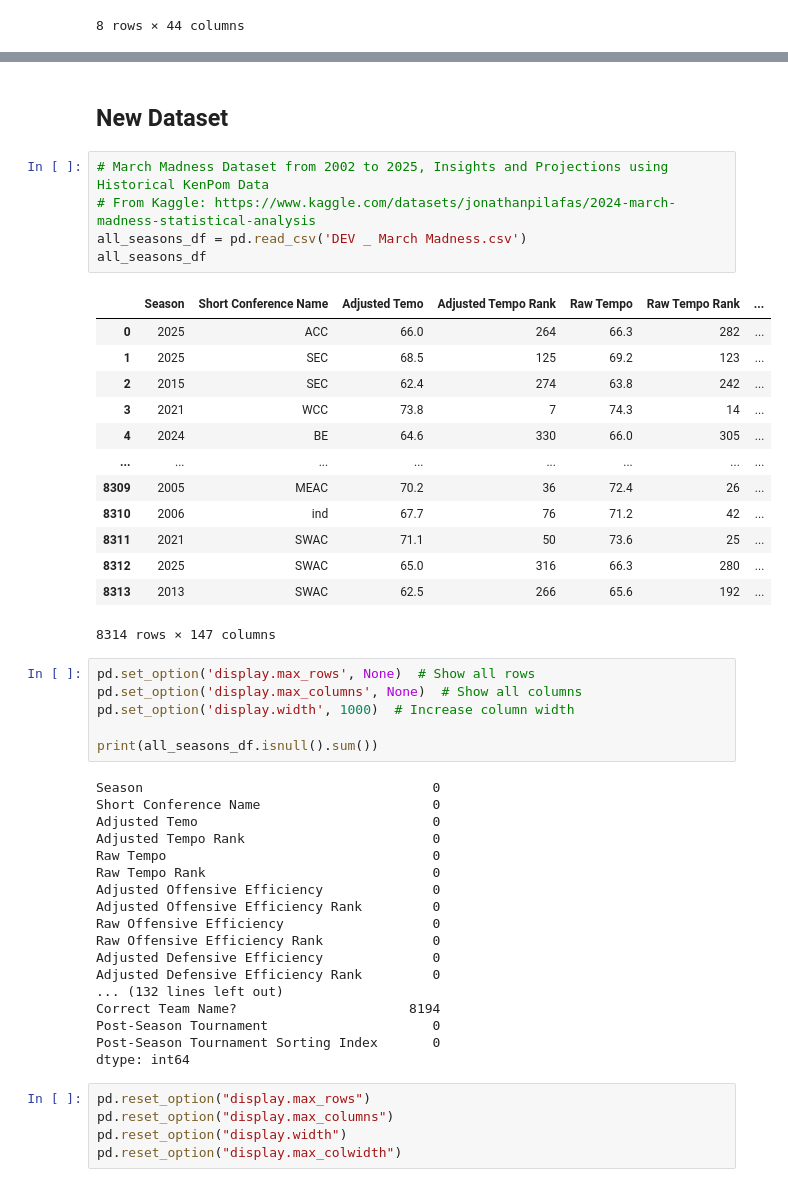
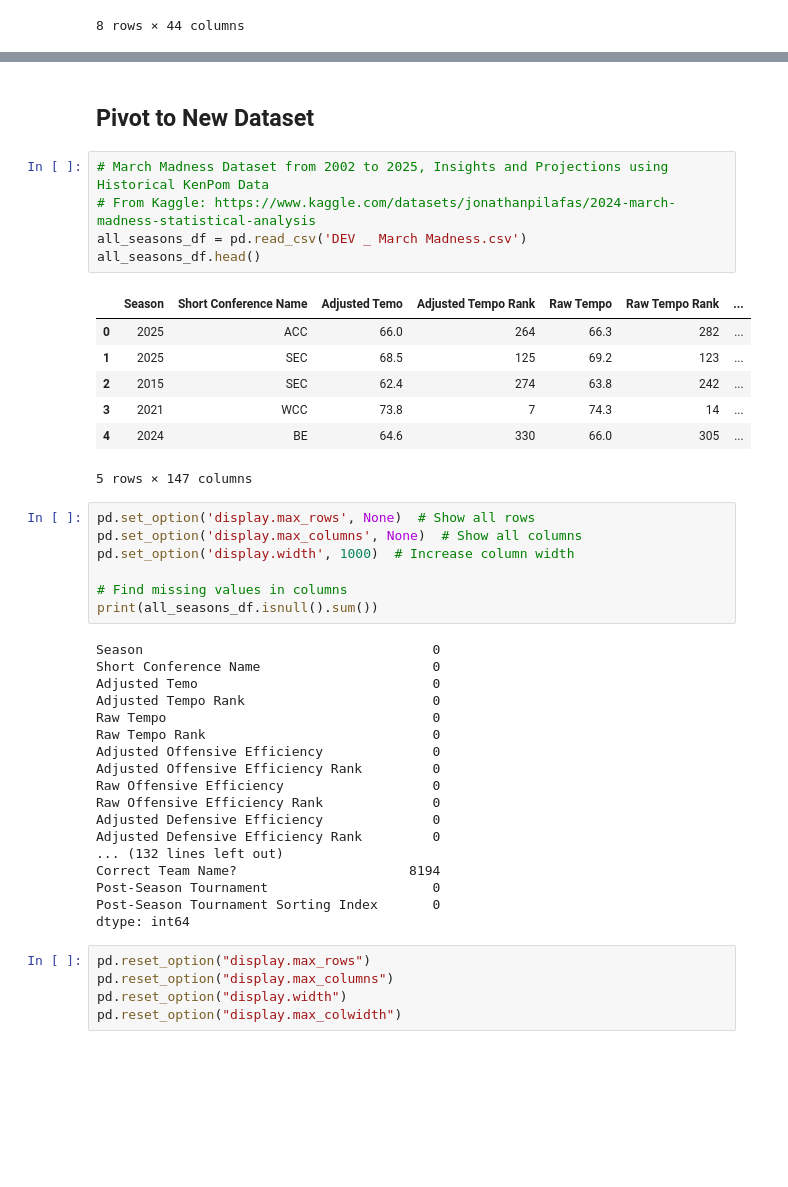
Before and after one commit to kanglee05/March-Madness-Tournament-Analysis-and-Winner-Predictor, a Jupyter notebook: March Madness Winner Predictor.ipynb, the cells around one changed output, grey strips where cells are left out. Drawn from its saved outputs; the diff is of its cells as text; blank space fills up the shorter version.

```diff
--- a/March Madness Winner Predictor.ipynb
+++ b/March Madness Winner Predictor.ipynb
@@ -446,29 +442,24 @@ See the caveats in the documentation: https://pandas.pydata.org/pandas-docs/stab
 # %% [markdown]
-## New Dataset
+## Pivot to New Dataset
 # %%
 # March Madness Dataset from 2002 to 2025, Insights and Projections using Historical KenPom Data
 # From Kaggle: https://www.kaggle.com/datasets/jonathanpilafas/2024-march-madness-statistical-analysis
 all_seasons_df = pd.read_csv('DEV _ March Madness.csv')
-all_seasons_df
+all_seasons_df.head()
 # %% [output]
 |  | Season | Short Conference Name | Adjusted Temo | Adjusted Tempo Rank | Raw Tempo | Raw Tempo Rank | ... |
 | 0 | 2025 | ACC | 66.0 | 264 | 66.3 | 282 | ... |
 | 1 | 2025 | SEC | 68.5 | 125 | 69.2 | 123 | ... |
 | 2 | 2015 | SEC | 62.4 | 274 | 63.8 | 242 | ... |
 | 3 | 2021 | WCC | 73.8 | 7 | 74.3 | 14 | ... |
 | 4 | 2024 | BE | 64.6 | 330 | 66.0 | 305 | ... |
-| ... | ... | ... | ... | ... | ... | ... | ... |
-| 8309 | 2005 | MEAC | 70.2 | 36 | 72.4 | 26 | ... |
-| 8310 | 2006 | ind | 67.7 | 76 | 71.2 | 42 | ... |
-| 8311 | 2021 | SWAC | 71.1 | 50 | 73.6 | 25 | ... |
-| 8312 | 2025 | SWAC | 65.0 | 316 | 66.3 | 280 | ... |
-| 8313 | 2013 | SWAC | 62.5 | 266 | 65.6 | 192 | ... |
-8314 rows × 147 columns
+5 rows × 147 columns
 # %%
 pd.set_option('display.max_rows', None)  # Show all rows
 pd.set_option('display.max_columns', None)  # Show all columns
 pd.set_option('display.width', 1000)  # Increase column width
 
+# Find missing values in columns
 print(all_seasons_df.isnull().sum())
 # %% [output]
 Season                                     0
```
Also changed, not shown: parts of 34 cells of this notebook.
